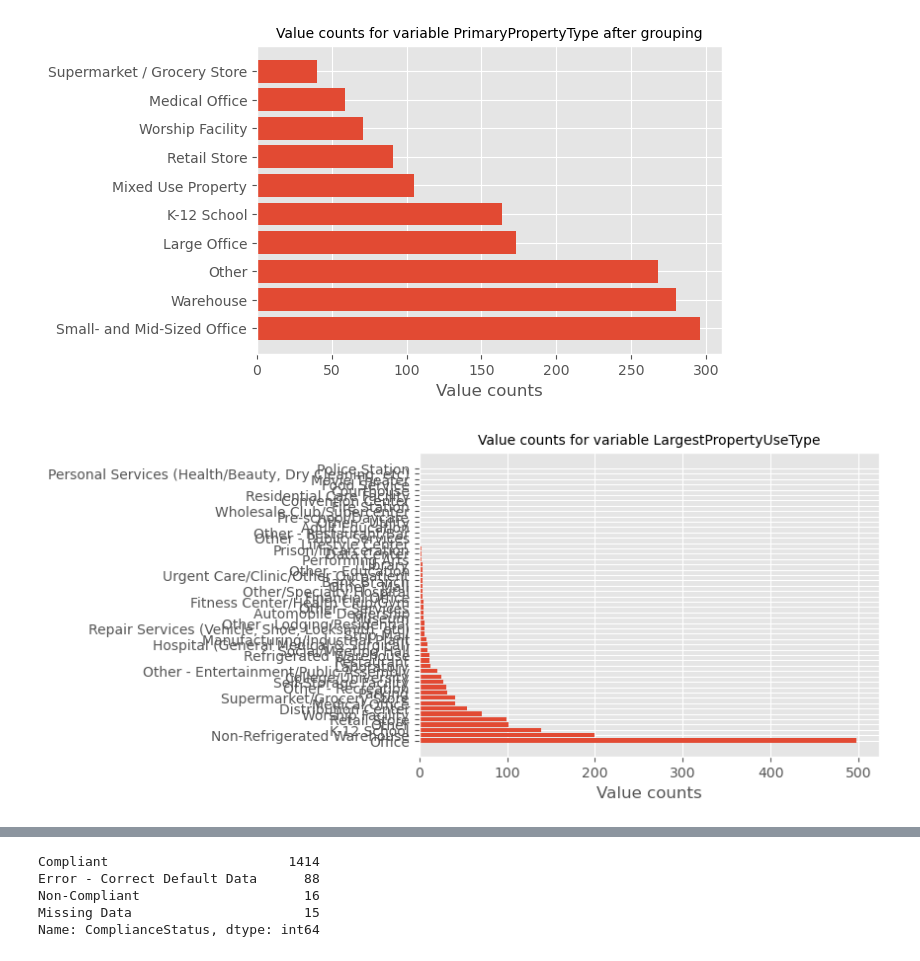
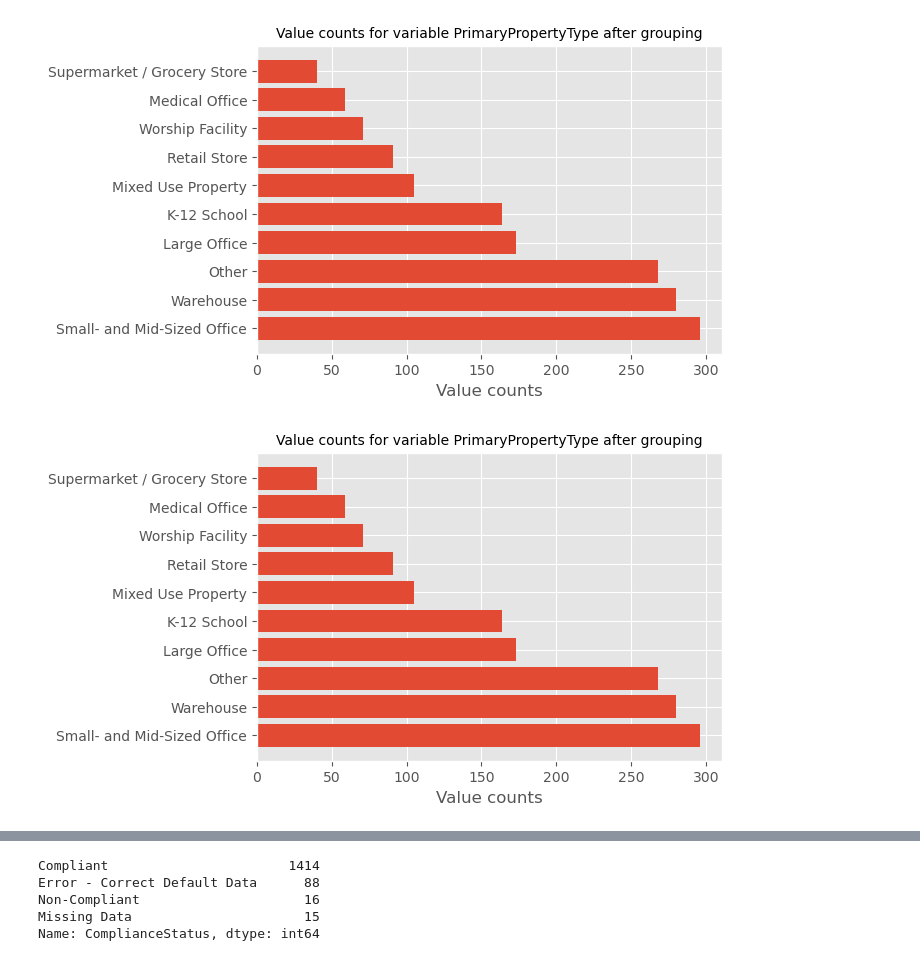
Before and after one commit to jzpatrao/energy_consumption_regression, a Jupyter notebook: preprocess_eda.ipynb, the cells around one changed output, grey strips where cells are left out. Drawn from its saved outputs; the diff is of its cells as text; code cells hidden in the pictures.

```diff
--- a/preprocess_eda.ipynb
+++ b/preprocess_eda.ipynb
@@ -12,7 +12,7 @@ import pandas as pd
 import matplotlib.pyplot as plt
 import seaborn as sns
 # %%
-df = pd.read_csv("\\2016_Building_Energy_Benchmarking.csv")
+df = pd.read_csv("C:\\Users\\zheng\\Documents\\Openclassrooms\\Data Scientist\\Project_04\\2016_Building_Energy_Benchmarking.csv")
 pd.set_option('display.max_columns', None)
 # %%
 df.head()
@@ -157,20 +157,17 @@ plt.show()
 # %% [output]
 [figure]
 # %%
-# Remplacer les valeurs manuellement
-df_non_residential.PrimaryPropertyType.replace(
-    {
-        "Distribution Center": "Warehouse",
-        "Self-Storage Facility": "Warehouse",
-        "University": "K-12 School",
-        "Refrigerated Warehouse": "Warehouse",
-        "Restaurant": "Other",
-        "Laboratory": "Medical Office",
-        "Hospital": "Medical Office",
-        "Office": "Small- and Mid-Sized Office",
-    },
-    inplace=True,
-)
+# Manually replace values in the PrimaryPropertyType variable
+df_non_residential.PrimaryPropertyType.replace({
+    "Distribution Center": "Warehouse",
+    "Self-Storage Facility": "Warehouse",
+    "University": "K-12 School",
+    "Refrigerated Warehouse": "Warehouse",
+    "Restaurant": "Other",
+    "Laboratory": "Medical Office",
+    "Hospital": "Medical Office",
+    "Office": "Small- and Mid-Sized Office"
+}, inplace=True)
 # %%
 # Les nombres de chaque valeur dans PrimaryPropertyType
 plt.style.use('ggplot')
@@ -186,15 +183,14 @@ plt.show()
 # %% [output]
 [figure]
 # %%
-# Verifier les nombres de chaque valeur dans LargestPropertyUseType
+# Visualize the value counts for the PrimaryPropertyType variable after grouping
+plt.style.use('ggplot')
 plt.figure(figsize=(6, 4))
-plt.barh(y=(
-    df_non_residential.LargestPropertyUseType.value_counts()).index,
-    width=(df_non_residential.LargestPropertyUseType.value_counts()).values,
-)
+plt.barh(y=df_non_residential.PrimaryPropertyType.value_counts().index,
+         width=df_non_residential.PrimaryPropertyType.value_counts().values)
 plt.xlabel('Value counts')
-plt.title('Value counts for variable LargestPropertyUseType', fontsize=10)
-plt.savefig("barh_plot_LargestPropertyUseType_value_counts_before",dpi=300,bbox_inches = 'tight')
+plt.title('Value counts for variable PrimaryPropertyType after grouping', fontsize=10)
+plt.savefig("barh_plot_primarypropertytype_value_counts_after", dpi=300, bbox_inches='tight')
 plt.show()
 # %% [output]
-[figure, old version]
+[figure, new version]
```
Also changed, not shown: parts of 45 cells of this notebook, 2 other files.
